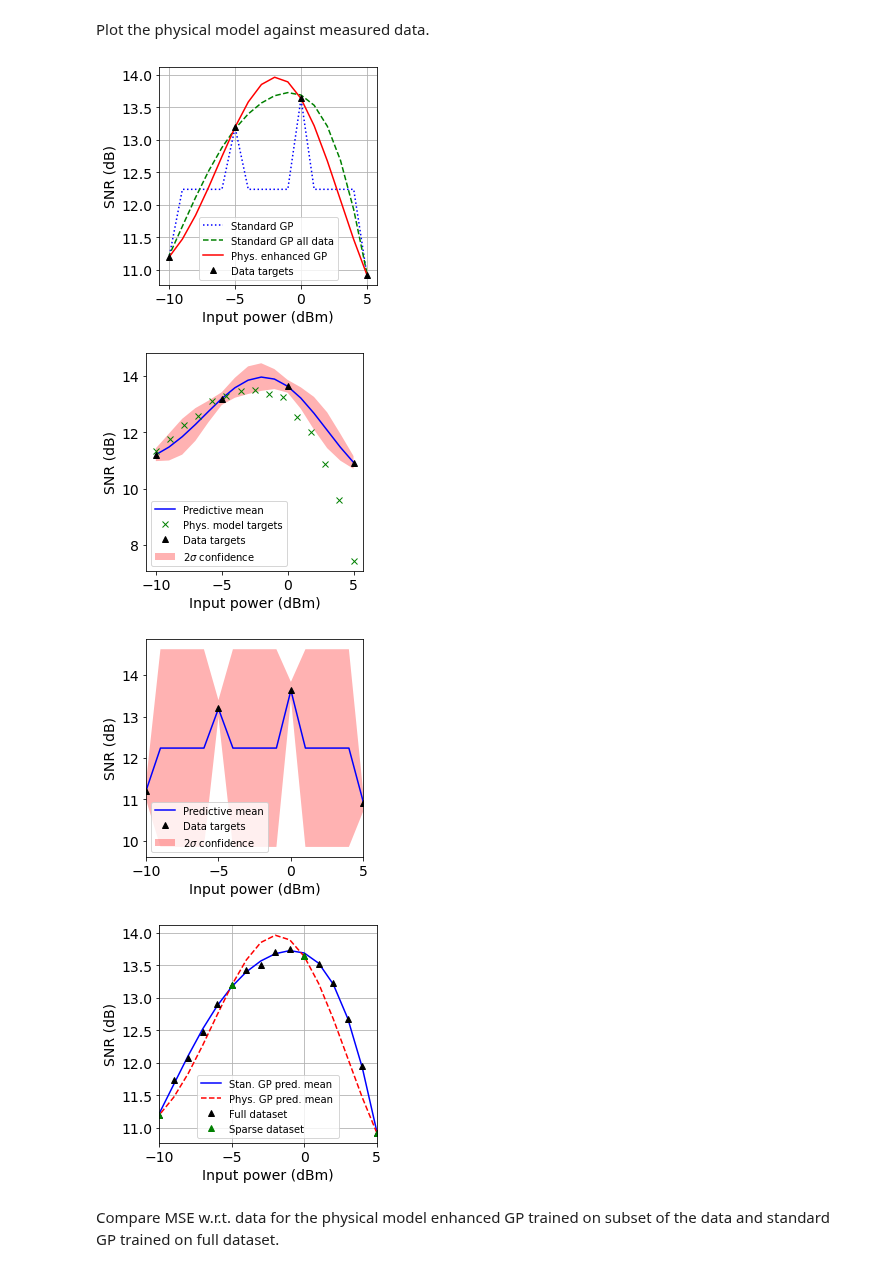
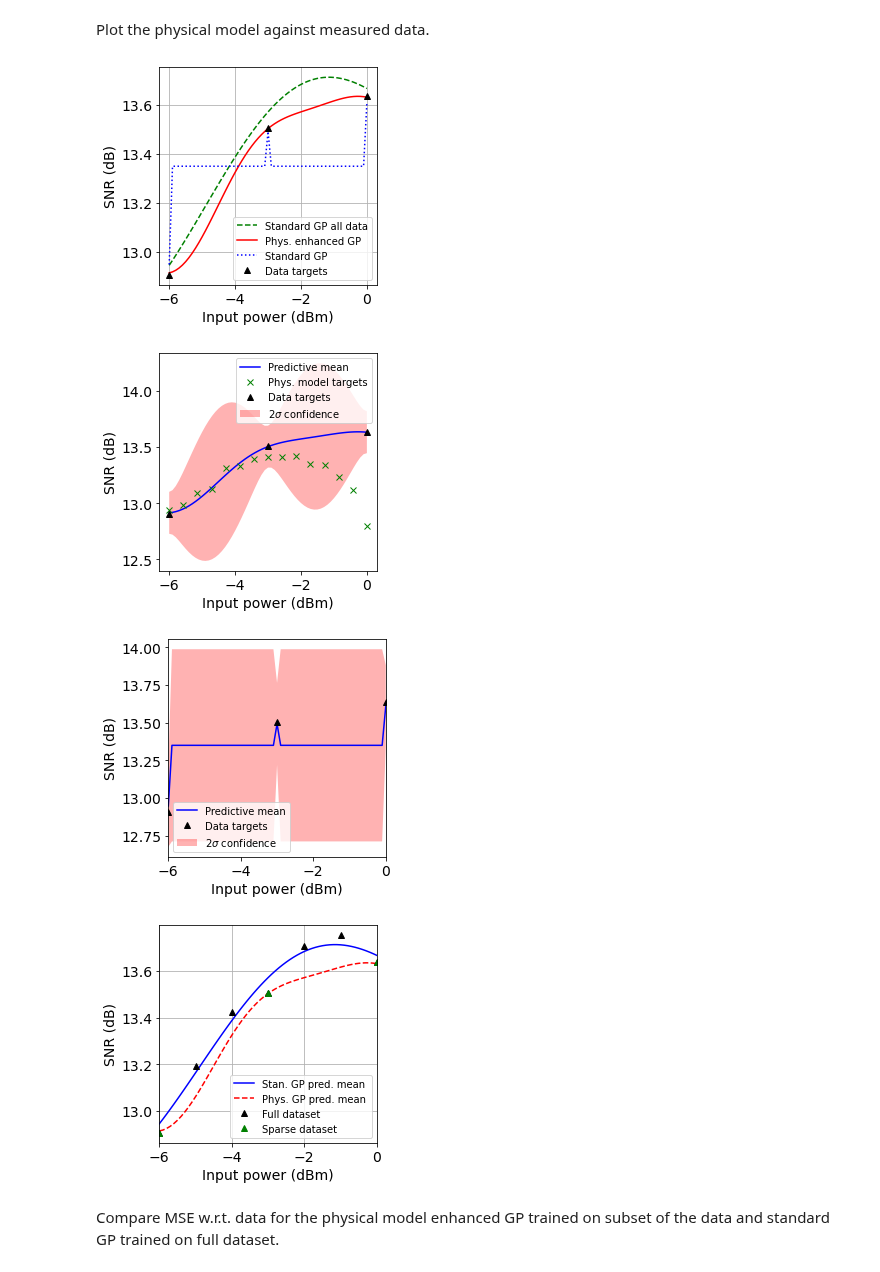
Before and after one commit to joshnevin/physics_enhanced_GPs, a Jupyter notebook: GN_model_enhanced_GPs_comp_d_pvar.ipynb, the cells around one changed output. Cells and saved outputs as stored; diff of their text form; code cells hidden in the pictures.

```diff
--- a/GN_model_enhanced_GPs_comp_d_pvar.ipynb
+++ b/GN_model_enhanced_GPs_comp_d_pvar.ipynb
@@ -42,9 +42,9 @@ snr[0]
 # inds = [0, 4, 8, 12, 15]  # for -10 to 5 dBm five measurements
 # snr_sub = np.array([snr[inds[0]], snr[inds[1]], snr[inds[2]], snr[inds[3]], snr[inds[4]]])
 # pch_sub = np.array([pch[inds[0]], pch[inds[1]], pch[inds[2]], pch[inds[3]], pch[inds[4]]])
-inds = [0, 5, 10, 15]  # for -10 to 5 dBm four measurements
-snr_sub = np.array([snr[inds[0]], snr[inds[1]], snr[inds[2]], snr[inds[3]]])
-pch_sub = np.array([pch[inds[0]], pch[inds[1]], pch[inds[2]], pch[inds[3]]])
+# inds = [0, 5, 10, 15]  # for -10 to 5 dBm four measurements
+# snr_sub = np.array([snr[inds[0]], snr[inds[1]], snr[inds[2]], snr[inds[3]]])
+# pch_sub = np.array([pch[inds[0]], pch[inds[1]], pch[inds[2]], pch[inds[3]]])
 # inds = [0, 3, 6, 9, 12]  # for -8 to 4 dBm
 # snr_sub = np.array([snr[inds[0]], snr[inds[1]], snr[inds[2]], snr[inds[3]], snr[inds[4]]])
 # pch_sub = np.array([pch[inds[0]], pch[inds[1]], pch[inds[2]], pch[inds[3]], pch[inds[4]]])
@@ -54,6 +54,12 @@ pch_sub = np.array([pch[inds[0]], pch[inds[1]], pch[inds[2]], pch[inds[3]]])
 # inds = [0, 5, 10, 15, -1 ]  # for -15 to 5 dBm, five measurements
 # snr_sub = np.array([snr[inds[0]], snr[inds[1]], snr[inds[2]], snr[inds[3]], snr[inds[4]]])
 # pch_sub = np.array([pch[inds[0]], pch[inds[1]], pch[inds[2]], pch[inds[3]], pch[inds[4]]])
+# inds = [0, 2, 4, -1]  # -6 to 0 dBm, four measurements
+# snr_sub = np.array([snr[inds[0]], snr[inds[1]], snr[inds[2]], snr[inds[3]]])
+# pch_sub = np.array([pch[inds[0]], pch[inds[1]], pch[inds[2]], pch[inds[3]]])
+inds = [0, 3, -1]  # -6 to 0 dBm, three measurements
+snr_sub = np.array([snr[inds[0]], snr[inds[1]], snr[inds[2]]])
+pch_sub = np.array([pch[inds[0]], pch[inds[1]], pch[inds[2]]])
 plt.plot(pch, snr, 'b.', label='Full Data')
 plt.plot(pch_sub, snr_sub, 'r+', label='Subset')
 plt.xlabel("Power per channel (dBm)")
@@ -110,10 +116,11 @@ def predict_snr_david(pch, model, rseed, sig):
     #ASE = phys_model.calc_Pase()
     ASE = phys_model.calc_Pase_Nsp(25)
     Pnli = phys_model.calc_eta(pch_pert)*(convert_to_lin_dbm(pch_pert)**3)
+    #Pnli = phys_model.calc_eta_egn(pch_pert)*(convert_to_lin_dbm(pch_pert)**3)
 #     trx_btb = 1/29.2
 #     return convert_to_db(1/(1/(convert_to_lin_dbm(pch_pert)/(ASE_0_david*10 + Pnli)) + trx_btb )) # paper values
     #trx_btb = 1/29.2
-    trx_btb = 1/convert_to_lin(14.8)
+    trx_btb = 1/convert_to_lin(14.7)
     return convert_to_db(1/(1/(convert_to_lin_dbm(pch_pert)/(ASE + Pnli)) + trx_btb )) # values from formula
 # %% [markdown]
 David's paper: SNR$^{-1}$ = SNR$^{-1}$ + $\mathrm{{SNR}_0}^{-1}$
@@ -213,8 +227,9 @@ Plot the physical model against measured data.
 # %%
 pch_test = np.copy(pch_gn_david).reshape(-1,1)
 snr_phys_test = np.copy(snr_gn_david).reshape(-1,1)
+pch_pred = np.arange(pch[-1], pch[0]+0.1, 0.1)
 # %%
-mu_sk_phys, std_sk_phys, theta_phys, lml_phys = train_phys_gp(pch_sub, pch_test, snr_sub, snr_phys_test, pch)
+mu_sk_phys, std_sk_phys, theta_phys, lml_phys = train_phys_gp(pch_sub, pch_test, snr_sub, snr_phys_test, pch_pred)
 mu_sk_p2_phys = mu_sk_phys + 2*std_sk_phys
 mu_sk_n2_phys = mu_sk_phys - 2*std_sk_phys
 # %%
@@ -227,9 +242,10 @@ mu_sk_p2_f = mu_sk_f + 2*std_sk_f
 mu_sk_n2_f = mu_sk_f - 2*std_sk_f
 # %%
 f, ax = plt.subplots()
-ax.plot(pch, mu_sk, 'b:', label = 'Standard GP')
-ax.plot(pch, mu_sk_f, 'g--', label = 'Standard GP all data')
-ax.plot(pch, mu_sk_phys, 'r-', label = 'Phys. enhanced GP')
+
+ax.plot(pch_pred, mu_sk_f, 'g--', label = 'Standard GP all data')
+ax.plot(pch_pred, mu_sk_phys, 'r-', label = 'Phys. enhanced GP')
+ax.plot(pch_pred, mu_sk, 'b:', label = 'Standard GP')
 #ax.plot(pch_test, snr_phys_test, 'gx', label = 'Phys. model targets')
 ax.plot(pch_sub, snr_sub,'k^', label = 'Data targets')
 #ax.plot(pch_shifted, snr,'k+', label='Full data set')
@@ -246,45 +262,45 @@ f.patch.set_facecolor('w')
 #plt.savefig('figures/david_pred_mean_comp_ppert.pdf', dpi=200,bbox_inches='tight')
 plt.show()
 # %% [output]
-[figure, old version]
+[figure, new version]
 # %%
 np.savetxt("shared_data/GN_mu_sk_phys_initbtb.csv", mu_sk_phys, delimiter=',')
 # %%
 f, ax = plt.subplots()
-ax.plot(pch, mu_sk_phys, 'b-', label = 'Predictive mean')
+ax.plot(pch_pred, mu_sk_phys, 'b-', label = 'Predictive mean')
 #ax.plot(pch_shifted, snr,'k+', label = 'All data')
 ax.plot(pch_test, snr_phys_test, 'gx', label = 'Phys. model targets')
 ax.plot(pch_sub, snr_sub,'k^', label = 'Data targets')
 #ax.plot(pch_shifted, phys_model_snr_plt, 'k:', label = 'Phys. model')
-ax.fill(np.concatenate([pch, pch[::-1]]),
+ax.fill(np.concatenate([pch_pred, pch_pred[::-1]]),
             np.concatenate([mu_sk_p2_phys,
                             (mu_sk_n2_phys)[::-1]]),
             alpha=0.3, fc='r', ec='None', label='2$\sigma$ confidence')
 #plt.xlim([pch[-1], pch[0]])
 #plt.xlim([-8, 4])
 #plt.ylim([8.5, 14.5])
 #plt.xticks([-8, -6, -4, -2, 0, 2, 4])
 #plt.xticks([-10, -7.5, -5, -2.5, 0, 2.5, 5 ])
 #plt.xticks([-6, -4, -2, 0, 2, 4])
 plt.xlabel("Input power (dBm)")
 plt.ylabel("SNR (dB)")
 #plt.title("Physics-enhanced GP")
 plt.legend(prop={'size':10})
 ax.set_aspect(1.0/ax.get_data_ratio(), adjustable='box')
 f.patch.set_facecolor('w')
 #plt.grid()
-plt.savefig('figures/david_comp_gn_enhanced_gp_ppert.pdf', dpi=200,bbox_inches='tight')
+#plt.savefig('figures/david_comp_gn_enhanced_gp_ppert.pdf', dpi=200,bbox_inches='tight')
 #plt.savefig('figures/final_phys_gp_comp.pdf', dpi=200,bbox_inches='tight')
 #plt.savefig('figures/GN_phys_gp_comp.pdf', dpi=200,bbox_inches='tight')
 plt.show()
 # %% [output]
-[figure, old version]
+[figure, new version]
 # %%
 f, ax = plt.subplots()
-ax.plot(pch, mu_sk, 'b-', label = 'Predictive mean')
+ax.plot(pch_pred, mu_sk, 'b-', label = 'Predictive mean')
 #ax.plot(pch_shifted, snr,'k+', label = 'All data')
 ax.plot(pch_sub, snr_sub,'k^', label = 'Data targets')
-ax.fill(np.concatenate([pch, pch[::-1]]),
+ax.fill(np.concatenate([pch_pred, pch_pred[::-1]]),
             np.concatenate([mu_sk_p2,
                             (mu_sk_n2)[::-1]]),
             alpha=0.3, fc='r', ec='None', label='2$\sigma$ confidence')
@@ -298,15 +314,15 @@ plt.ylabel("SNR (dB)")
 plt.legend(loc= 3,prop={'size':10})
 ax.set_aspect(1.0/ax.get_data_ratio(), adjustable='box')
 f.patch.set_facecolor('w')
-plt.savefig('figures/david_comp_standard_gp_ppert.pdf', dpi=200,bbox_inches='tight')
+#plt.savefig('figures/david_comp_standard_gp_ppert.pdf', dpi=200,bbox_inches='tight')
 #plt.savefig('figures/final_stan_gp_comp.pdf', dpi=200,bbox_inches='tight')
 plt.show()
 # %% [output]
-[figure, old version]
+[figure, new version]
 # %%
 f, ax = plt.subplots()
-ax.plot(pch, mu_sk_f, 'b-', label = 'Stan. GP pred. mean ')
-ax.plot(pch, mu_sk_phys, 'r--', label = 'Phys. GP pred. mean')
+ax.plot(pch_pred, mu_sk_f, 'b-', label = 'Stan. GP pred. mean ')
+ax.plot(pch_pred, mu_sk_phys, 'r--', label = 'Phys. GP pred. mean')
 ax.plot(pch, snr,'k^', label = 'Full dataset')
 ax.plot(pch_sub, snr_sub,'g^', label = 'Sparse dataset')
 # ax.fill(np.concatenate([pch, pch[::-1]]),
@@ -326,11 +342,11 @@ plt.legend(prop={'size':10})
 ax.set_aspect(1.0/ax.get_data_ratio(), adjustable='box')
 f.patch.set_facecolor('w')
 plt.grid()
-plt.savefig('figures/david_comp_standard_gp_full_ppert.pdf', dpi=200,bbox_inches='tight')
+#plt.savefig('figures/david_comp_standard_gp_full_ppert.pdf', dpi=200,bbox_inches='tight')
 #plt.savefig('figures/final_comp_stan_gp_full.pdf', dpi=200,bbox_inches='tight')
 plt.show()
 # %% [output]
-[figure, old version]
+[figure, new version]
 # %% [markdown]
 Compare MSE w.r.t. data for the physical model enhanced GP trained on subset of the data and standard GP trained on full dataset.
 # %%
```
Also changed, not shown: parts of 14 cells of this notebook, 1 other file.
